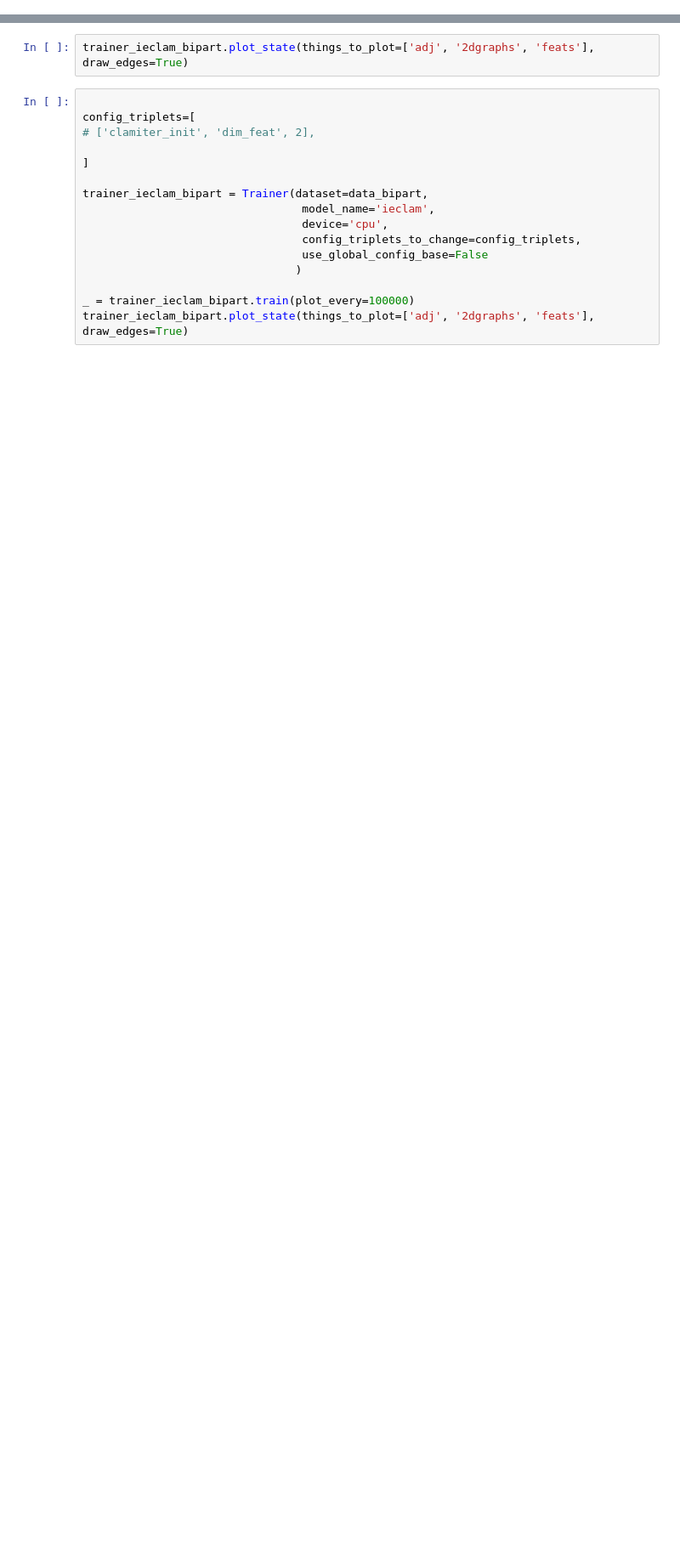
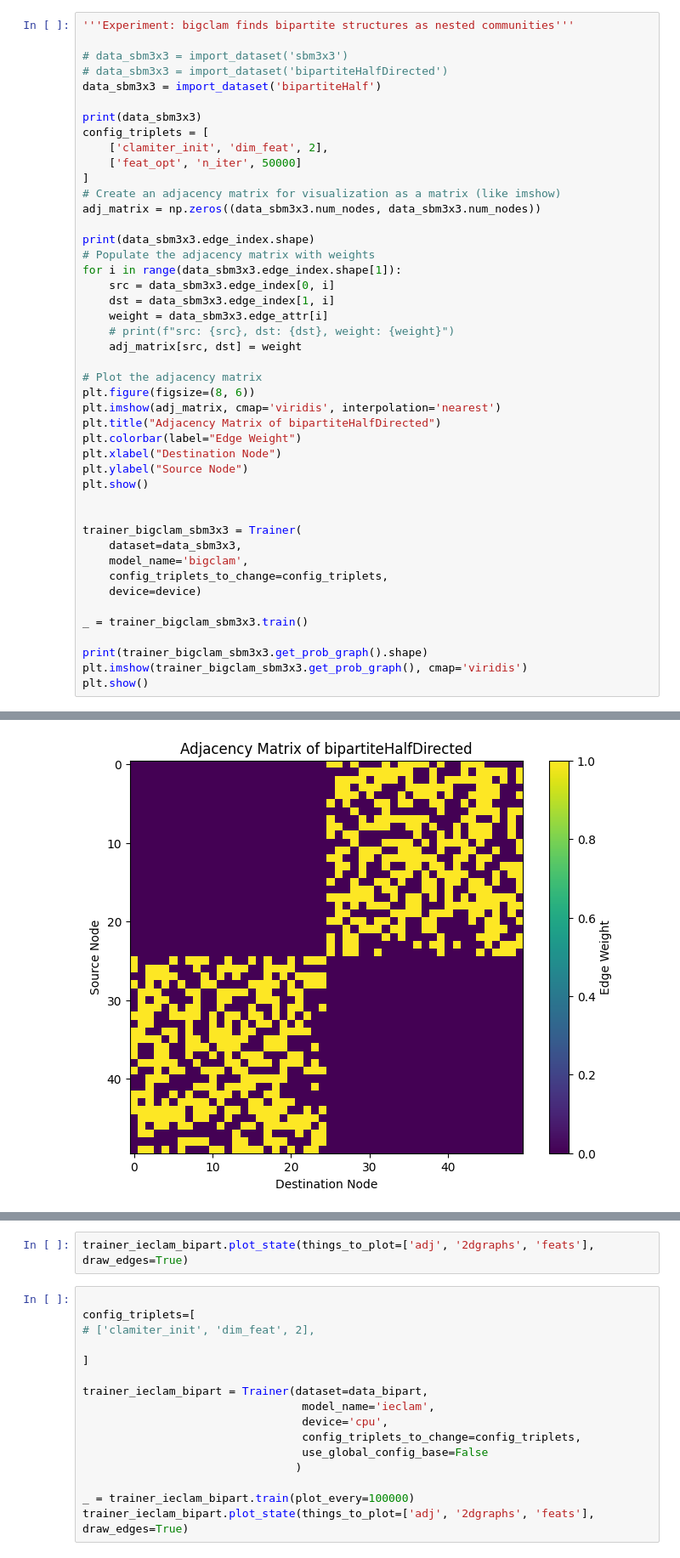
Before and after one commit to JuanCervino/PieClamNonSym, a Jupyter notebook: experiments/bipartite.ipynb, the cells around one changed output, grey strips where cells are left out. Shown at 85% size. Drawn from its saved outputs; the diff is of its cells as text; blank space fills up the shorter version.

```diff
--- a/experiments/bipartite.ipynb
+++ b/experiments/bipartite.ipynb
@@ -34,0 +76,46 @@ _ = trainer_bigclam_sbm3x3.train()
+# %%
+'''Experiment: bigclam finds bipartite structures as nested communities'''
+
+# data_sbm3x3 = import_dataset('sbm3x3')
+# data_sbm3x3 = import_dataset('bipartiteHalfDirected')
+data_sbm3x3 = import_dataset('bipartiteHalf')
+
+print(data_sbm3x3)
+config_triplets = [
+    ['clamiter_init', 'dim_feat', 2],
+    ['feat_opt', 'n_iter', 50000]
+]
+# Create an adjacency matrix for visualization as a matrix (like imshow)
+adj_matrix = np.zeros((data_sbm3x3.num_nodes, data_sbm3x3.num_nodes))
+
+print(data_sbm3x3.edge_index.shape)
+# Populate the adjacency matrix with weights
+for i in range(data_sbm3x3.edge_index.shape[1]):
+    src = data_sbm3x3.edge_index[0, i]
+    dst = data_sbm3x3.edge_index[1, i]
+    weight = data_sbm3x3.edge_attr[i]
+    # print(f"src: {src}, dst: {dst}, weight: {weight}")
+    adj_matrix[src, dst] = weight
+
+# Plot the adjacency matrix
+plt.figure(figsize=(8, 6))
+plt.imshow(adj_matrix, cmap='viridis', interpolation='nearest')
+plt.title("Adjacency Matrix of bipartiteHalfDirected")
+plt.colorbar(label="Edge Weight")
+plt.xlabel("Destination Node")
+plt.ylabel("Source Node")
+plt.show()
+
+
+trainer_bigclam_sbm3x3 = Trainer(
+    dataset=data_sbm3x3,
+    model_name='bigclam',
+    config_triplets_to_change=config_triplets,
+    device=device)
+
+_ = trainer_bigclam_sbm3x3.train()
+
+print(trainer_bigclam_sbm3x3.get_prob_graph().shape)
+plt.imshow(trainer_bigclam_sbm3x3.get_prob_graph(), cmap='viridis')
+plt.show()
+# %% [output]
@@ -34,0 +124 @@ _ = trainer_bigclam_sbm3x3.train()
+[figure, added]
```
Also changed, not shown: parts of 16 cells of this notebook, 14 other files.
